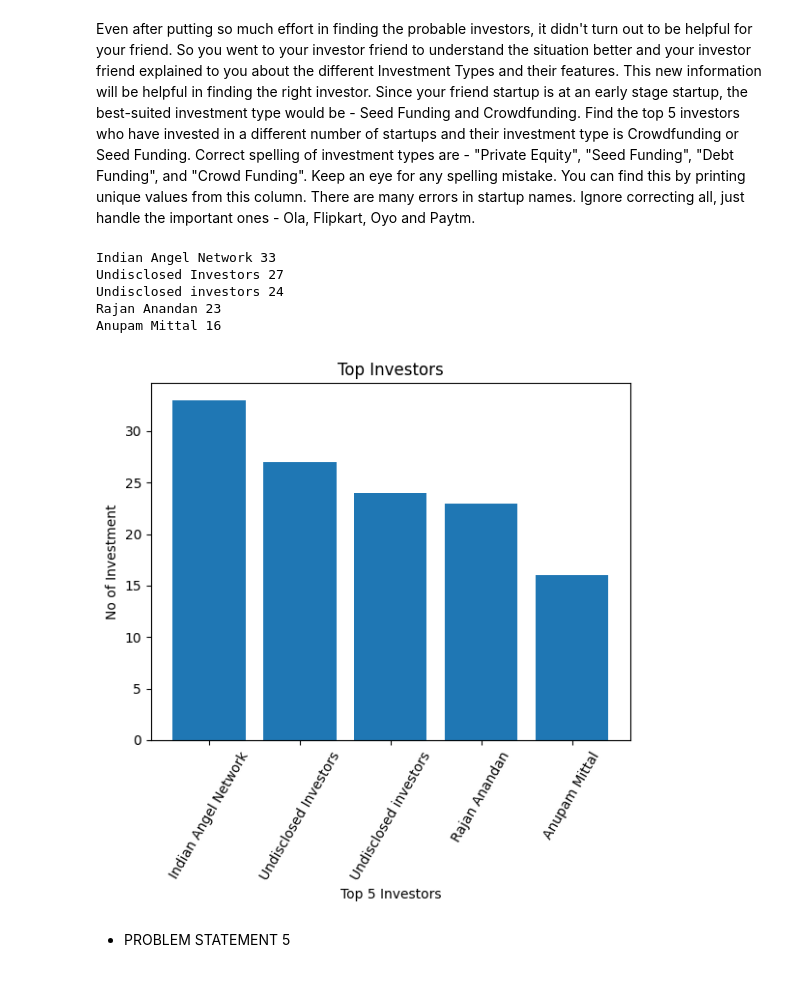
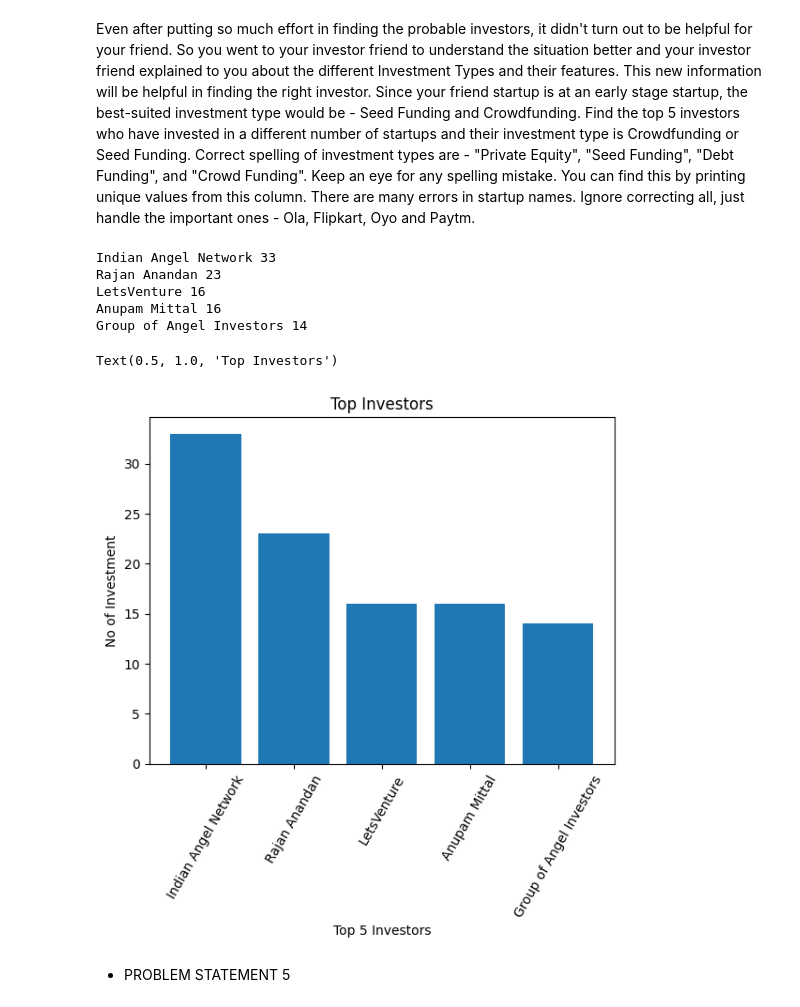
Before and after one commit to kanadsen/CODING-NINJAS-PROJECT, a Jupyter notebook: Project_Case_study/Case_Study_II.ipynb, the cells around one changed output. Cells and saved outputs as stored; diff of their text form; code cells hidden in the pictures.

```diff
--- a/Project_Case_study/Case_Study_II.ipynb
+++ b/Project_Case_study/Case_Study_II.ipynb
@@ -151,7 +146,12 @@ df = pd.read_csv('startup_funding.csv',encoding = 'utf-8')
 df=df.dropna(subset=['InvestorsName', 'StartupName'])
 
 df['StartupName'].replace(['Oyorooms','OyoRooms','Oyo Rooms','OYO Rooms','Olacabs','Ola Cabs','Olacabs','Flipkart.com','Paytm Marketplace'],['Oyo','Oyo','Oyo','Oyo','Ola','Ola','Ola','Flipkart','Paytm'],inplace=True)
-df = df[(df.InvestorsName != '') | (df.InvestorsName != 'Undisclosed Investors') | (df.InvestorsName != 'Undisclosed investors') | (df.InvestorsName != 'undisclosed investors') | (df.InvestorsName != 'undisclosed investor')]
+
+
+df = df[df.InvestorsName != 'Undisclosed Investors']
+df = df[df.InvestorsName != 'Undisclosed investors']
+df = df[df.InvestorsName != 'undisclosed investors']
+df = df[df.InvestorsName != 'undisclosed investor']
 
 df['InvestmentType'].replace(['PrivateEquity','SeedFunding','Crowd funding'],['Private Equity','Seed Funding','Crowd Funding'],inplace=True)
 
@@ -166,38 +166,37 @@ for index,row in df.iterrows():
 
     i = str(s)
     l = i.split(',')
 
     for j in l:
         if j != '':
             j = j.strip()
             investor_name.append(j)
             startup_name.append(v)
 
 df1 = pd.DataFrame({'InvestorsName' : investor_name,'StartupName' : startup_name})
-#print(df1)
 df1 = df1.groupby('InvestorsName')['StartupName'].nunique()
 df1 = df1.sort_values(ascending = False)
 df1 = df1.head(5)
 name = []
 count = []
 for i in range(5):
     print(df1.index[i],df1.values[i])
     name.append(df1.index[i])
     count.append(df1.values[i])
 
 plt.bar(name,count)
 plt.xticks(rotation=60)
 plt.xlabel('Top 5 Investors')
 plt.ylabel('No of Investment')
 plt.title('Top Investors')
-plt.show()
 # %% [output]
 Indian Angel Network 33
-Undisclosed Investors 27
-Undisclosed investors 24
 Rajan Anandan 23
+LetsVenture 16
 Anupam Mittal 16
+Group of Angel Investors 14
+Text(0.5, 1.0, 'Top Investors')
-[figure, old version]
+[figure, new version]
 # %% [markdown]
 * PROBLEM STATEMENT 5
 # %% [markdown]
```
Also changed, not shown: parts of 1 cell of this notebook, 3 other files.
